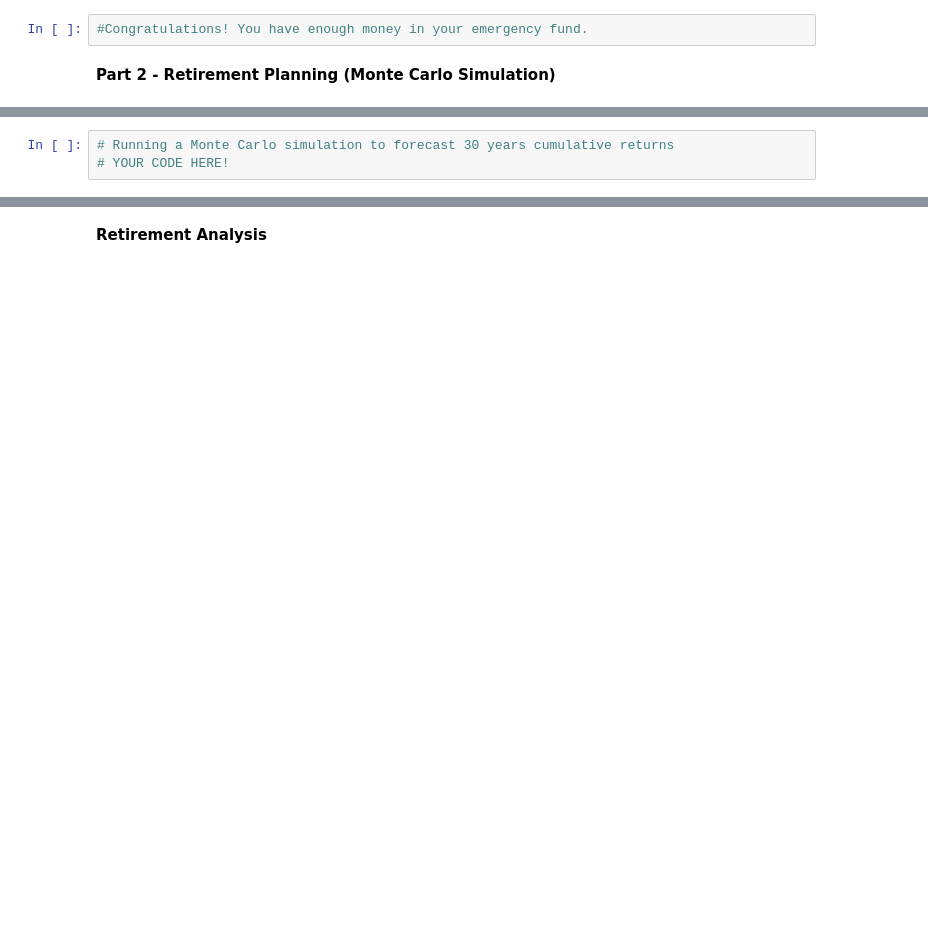
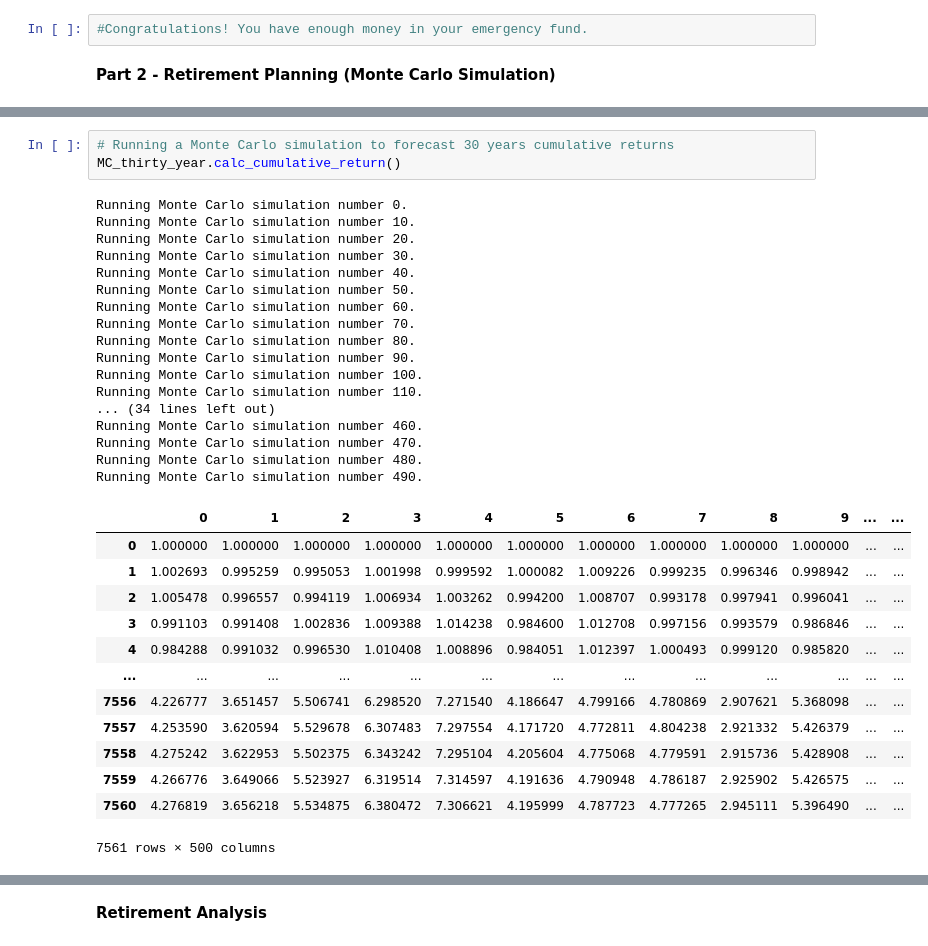
Before and after one commit to tfry-coder/API---Financial-Planning-homework, a Jupyter notebook: API Homework.ipynb, the cells around one changed output, grey strips where cells are left out. Cells and saved outputs as stored; diff of their text form; blank space fills up the shorter version.

```diff
--- a/API Homework.ipynb
+++ b/API Homework.ipynb
@@ -229,5 +261,36 @@ MC_fiveyear = MCSimulation(
 # %%
 # Running a Monte Carlo simulation to forecast 30 years cumulative returns
-# YOUR CODE HERE!
+MC_thirty_year.calc_cumulative_return()
+# %% [output]
+Running Monte Carlo simulation number 0.
+Running Monte Carlo simulation number 10.
+Running Monte Carlo simulation number 20.
+Running Monte Carlo simulation number 30.
+Running Monte Carlo simulation number 40.
+Running Monte Carlo simulation number 50.
+Running Monte Carlo simulation number 60.
+Running Monte Carlo simulation number 70.
+Running Monte Carlo simulation number 80.
+Running Monte Carlo simulation number 90.
+Running Monte Carlo simulation number 100.
+Running Monte Carlo simulation number 110.
+... (34 lines left out)
+Running Monte Carlo simulation number 460.
+Running Monte Carlo simulation number 470.
+Running Monte Carlo simulation number 480.
+Running Monte Carlo simulation number 490.
+|  | 0 | 1 | 2 | 3 | 4 | 5 | 6 | 7 | 8 | 9 | ... | ... |
+| 0 | 1.000000 | 1.000000 | 1.000000 | 1.000000 | 1.000000 | 1.000000 | 1.000000 | 1.000000 | 1.000000 | 1.000000 | ... | ... |
+| 1 | 1.002693 | 0.995259 | 0.995053 | 1.001998 | 0.999592 | 1.000082 | 1.009226 | 0.999235 | 0.996346 | 0.998942 | ... | ... |
+| 2 | 1.005478 | 0.996557 | 0.994119 | 1.006934 | 1.003262 | 0.994200 | 1.008707 | 0.993178 | 0.997941 | 0.996041 | ... | ... |
+| 3 | 0.991103 | 0.991408 | 1.002836 | 1.009388 | 1.014238 | 0.984600 | 1.012708 | 0.997156 | 0.993579 | 0.986846 | ... | ... |
+| 4 | 0.984288 | 0.991032 | 0.996530 | 1.010408 | 1.008896 | 0.984051 | 1.012397 | 1.000493 | 0.999120 | 0.985820 | ... | ... |
+| ... | ... | ... | ... | ... | ... | ... | ... | ... | ... | ... | ... | ... |
+| 7556 | 4.226777 | 3.651457 | 5.506741 | 6.298520 | 7.271540 | 4.186647 | 4.799166 | 4.780869 | 2.907621 | 5.368098 | ... | ... |
+| 7557 | 4.253590 | 3.620594 | 5.529678 | 6.307483 | 7.297554 | 4.171720 | 4.772811 | 4.804238 | 2.921332 | 5.426379 | ... | ... |
+| 7558 | 4.275242 | 3.622953 | 5.502375 | 6.343242 | 7.295104 | 4.205604 | 4.775068 | 4.779591 | 2.915736 | 5.428908 | ... | ... |
+| 7559 | 4.266776 | 3.649066 | 5.523927 | 6.319514 | 7.314597 | 4.191636 | 4.790948 | 4.786187 | 2.925902 | 5.426575 | ... | ... |
+| 7560 | 4.276819 | 3.656218 | 5.534875 | 6.380472 | 7.306621 | 4.195999 | 4.787723 | 4.777265 | 2.945111 | 5.396490 | ... | ... |
+7561 rows × 500 columns
 # %%
 # Plot simulation outcomes
```
Also changed, not shown: parts of 12 cells of this notebook.
